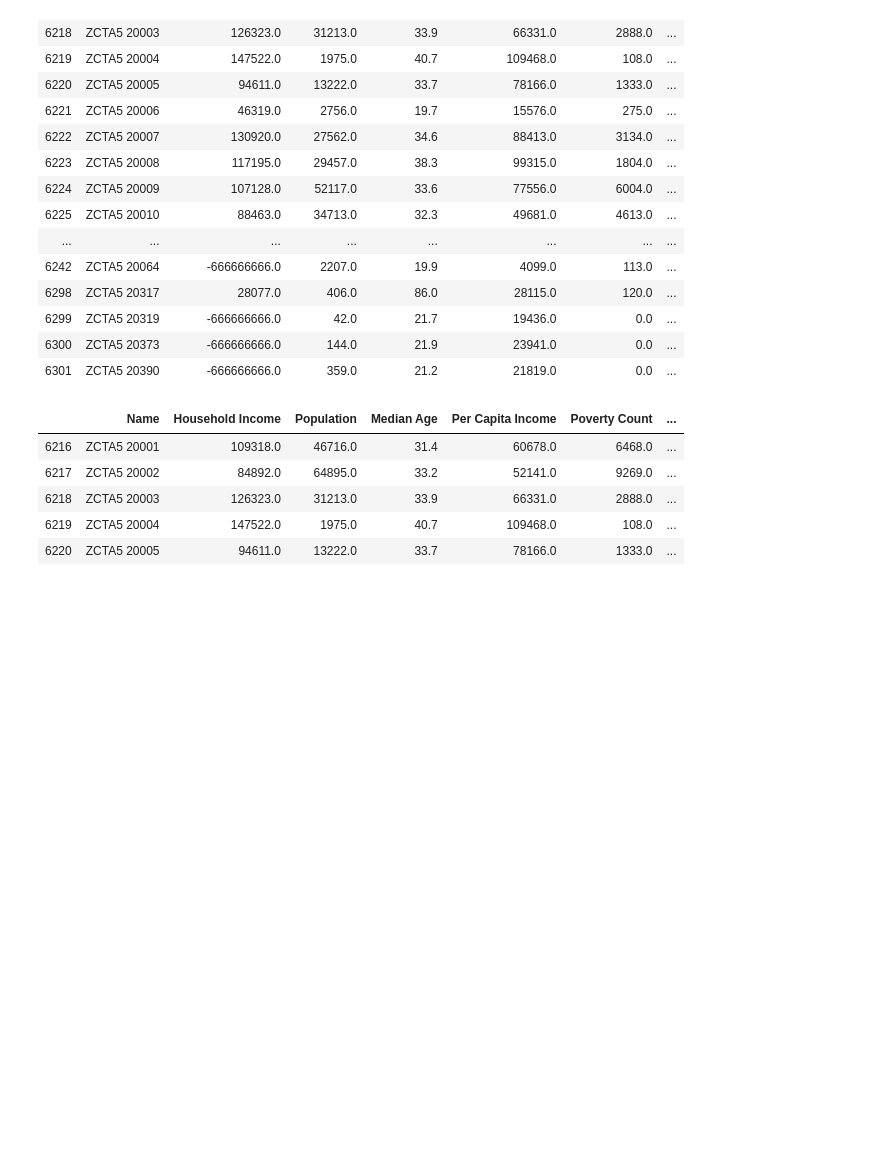
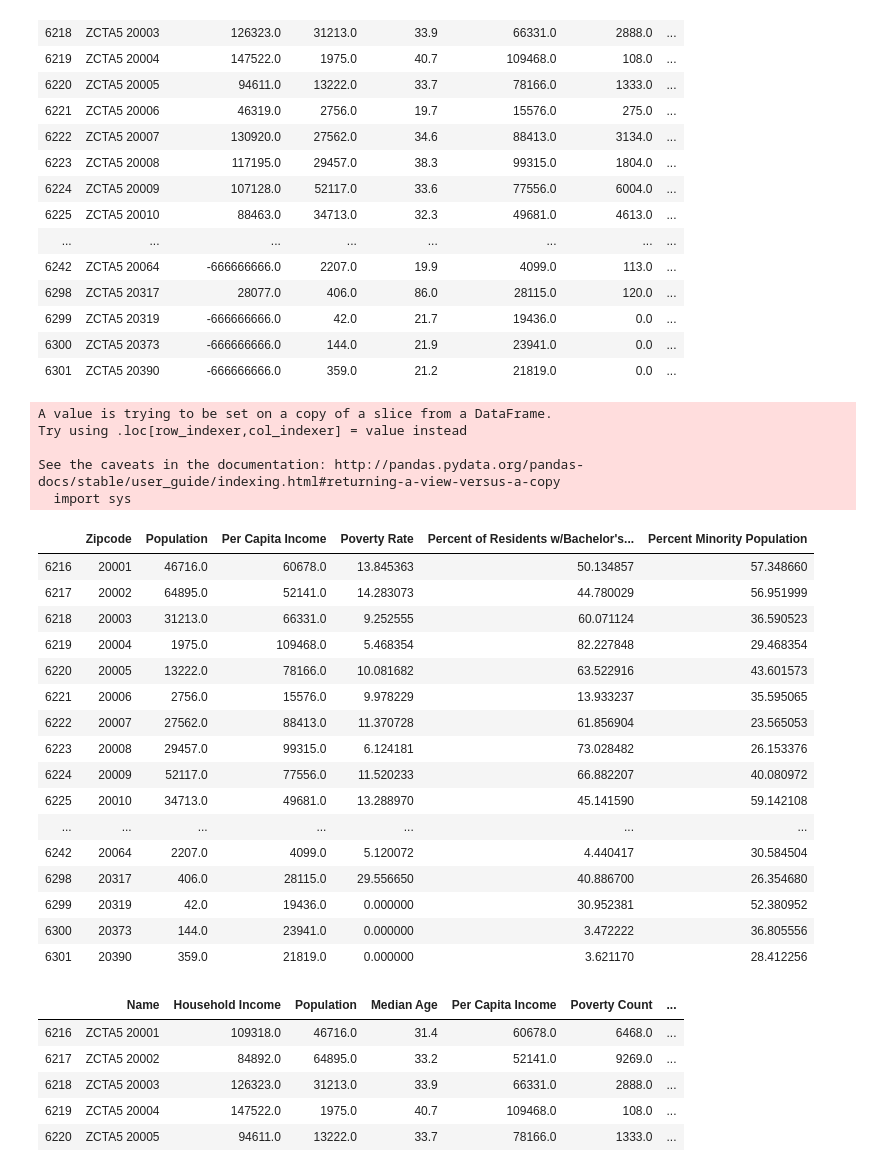
Before and after one commit to carlykelly/Traffic_Project, a Jupyter notebook: Census_Data.ipynb, the cells around one changed output. Saved outputs shown, nothing was run; the diff lists cells and outputs as text; code cells hidden in the pictures; blank space fills up the shorter version.

```diff
--- a/Census_Data.ipynb
+++ b/Census_Data.ipynb
@@ -26,7 +18,8 @@ Requirement already satisfied: idna<2.9,>=2.5 in /opt/anaconda3/lib/python3.7/si
 
 census_data = c.acs5.get(("NAME", "B19013_001E", "B01003_001E", "B01002_001E",
                           "B19301_001E",
-                          "B17001_002E", "B23025_005E"), {'for': 'zip code tabulation area:*'})
+                          "B17001_002E", "B23025_005E", "B03001_003E","B02001_003E",
+                          "B02001_005E","B06009_005E","B06009_006E"), {'for': 'zip code tabulation area:*'})
 
 
 # Convert to DataFrame
@@ -40,6 +33,11 @@ census_df = census_df.rename(columns={"B01003_001E": "Population",
                                       "B19301_001E": "Per Capita Income",
                                       "B17001_002E": "Poverty Count",
                                       "B23025_005E": "Unemployment Count",
+                                      "B03001_003E": "Number of Hispanic Residents",
+                                      "B02001_003E": "Number of African American Residents",
+                                      "B02001_005E": "Number of Asian Residents",
+                                      "B06009_005E": "Number of Residents w/Bachelor's Degree",
+                                      "B06009_006E": "Number of Residents w/Graduate Degree",
                                       "NAME": "Name", "zip code tabulation area": "Zipcode"})
 
 # Add in Poverty Rate (Poverty Count / Population)
@@ -82,6 +80,38 @@ census_df
 | 6299 | ZCTA5 20319 | -666666666.0 | 42.0 | 21.7 | 19436.0 | 0.0 | ... |
 | 6300 | ZCTA5 20373 | -666666666.0 | 144.0 | 21.9 | 23941.0 | 0.0 | ... |
 | 6301 | ZCTA5 20390 | -666666666.0 | 359.0 | 21.2 | 21819.0 | 0.0 | ... |
+# %%
+census_df["Percent Minority Population"] = (census_df["Number of Asian Residents"]+
+                                            census_df["Number of Hispanic Residents"]+
+                                            census_df["Number of African American Residents"])/census_df["Population"]*100
+census_df["Percent of Residents w/Bachelor's Degree or Higher"] = (census_df["Number of Residents w/Bachelor's Degree"]+
+                                                                   census_df["Number of Residents w/Graduate Degree"])/census_df["Population"]*100
+census_final = census_df[["Zipcode", "Population","Per Capita Income", "Poverty Rate", "Percent of Residents w/Bachelor's Degree or Higher", "Percent Minority Population"]]
+census_final["Zipcode"] = census_final["Zipcode"].astype(int)
+census_final
+# %% [output]
+A value is trying to be set on a copy of a slice from a DataFrame.
+Try using .loc[row_indexer,col_indexer] = value instead
+
+See the caveats in the documentation: http://pandas.pydata.org/pandas-docs/stable/user_guide/indexing.html#returning-a-view-versus-a-copy
+  import sys
+|  | Zipcode | Population | Per Capita Income | Poverty Rate | Percent of Residents w/Bachelor's... | Percent Minority Population |
+| 6216 | 20001 | 46716.0 | 60678.0 | 13.845363 | 50.134857 | 57.348660 |
+| 6217 | 20002 | 64895.0 | 52141.0 | 14.283073 | 44.780029 | 56.951999 |
+| 6218 | 20003 | 31213.0 | 66331.0 | 9.252555 | 60.071124 | 36.590523 |
+| 6219 | 20004 | 1975.0 | 109468.0 | 5.468354 | 82.227848 | 29.468354 |
+| 6220 | 20005 | 13222.0 | 78166.0 | 10.081682 | 63.522916 | 43.601573 |
+| 6221 | 20006 | 2756.0 | 15576.0 | 9.978229 | 13.933237 | 35.595065 |
+| 6222 | 20007 | 27562.0 | 88413.0 | 11.370728 | 61.856904 | 23.565053 |
+| 6223 | 20008 | 29457.0 | 99315.0 | 6.124181 | 73.028482 | 26.153376 |
+| 6224 | 20009 | 52117.0 | 77556.0 | 11.520233 | 66.882207 | 40.080972 |
+| 6225 | 20010 | 34713.0 | 49681.0 | 13.288970 | 45.141590 | 59.142108 |
+| ... | ... | ... | ... | ... | ... | ... |
+| 6242 | 20064 | 2207.0 | 4099.0 | 5.120072 | 4.440417 | 30.584504 |
+| 6298 | 20317 | 406.0 | 28115.0 | 29.556650 | 40.886700 | 26.354680 |
+| 6299 | 20319 | 42.0 | 19436.0 | 0.000000 | 30.952381 | 52.380952 |
+| 6300 | 20373 | 144.0 | 23941.0 | 0.000000 | 3.472222 | 36.805556 |
+| 6301 | 20390 | 359.0 | 21819.0 | 0.000000 | 3.621170 | 28.412256 |
 # %%
 # Finding lat/lang so we can get a nearby address.
 
```
Also changed, not shown: parts of 4 cells of this notebook, 4 other files.
